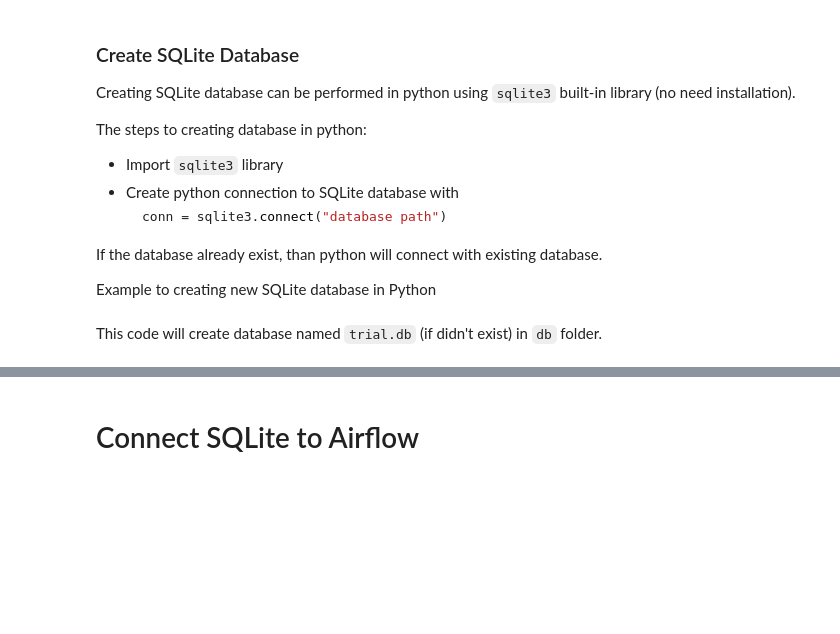
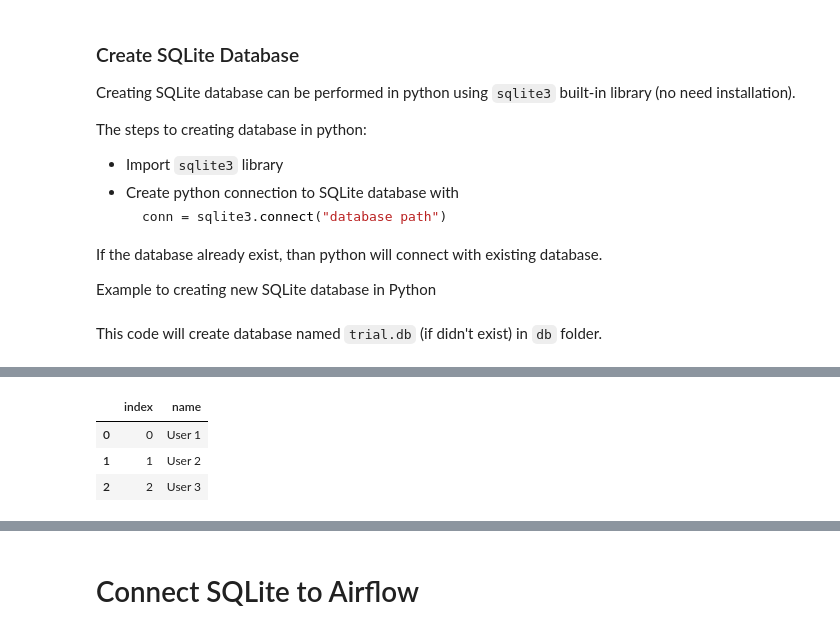
Before and after one commit to finesaaa/data-engineering-airflow, a Jupyter notebook: 03_connect_db_to_airflow.ipynb, the cells around one changed output, grey strips where cells are left out. Cells and saved outputs as stored; diff of their text form; code cells hidden in the pictures; blank space fills up the shorter version.

```diff
--- a/03_connect_db_to_airflow.ipynb
+++ b/03_connect_db_to_airflow.ipynb
@@ -66,0 +126,8 @@ This code will create database named `trial.db` (if didn't exist) in `db` folder
+# %%
+pd.read_sql_query(sql = "SELECT * FROM USERS",
+                con = conn)
+# %% [output]
+|  | index | name |
+| 0 | 0 | User 1 |
+| 1 | 1 | User 2 |
+| 2 | 2 | User 3 |
```
Also changed, not shown: parts of 31 cells of this notebook, 2 other files.
